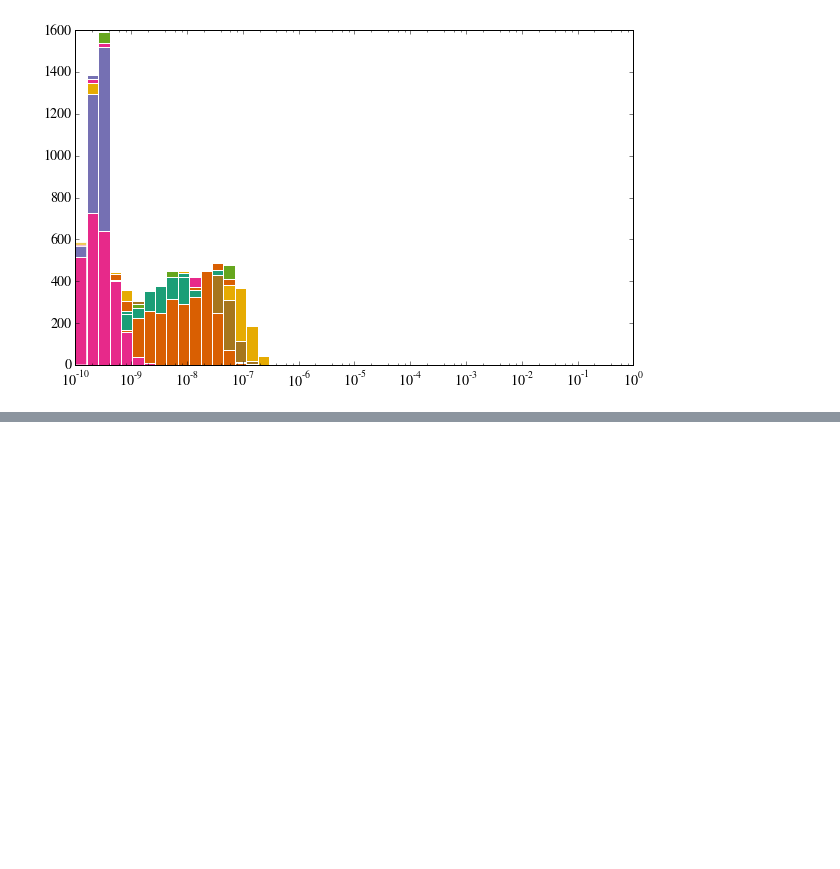
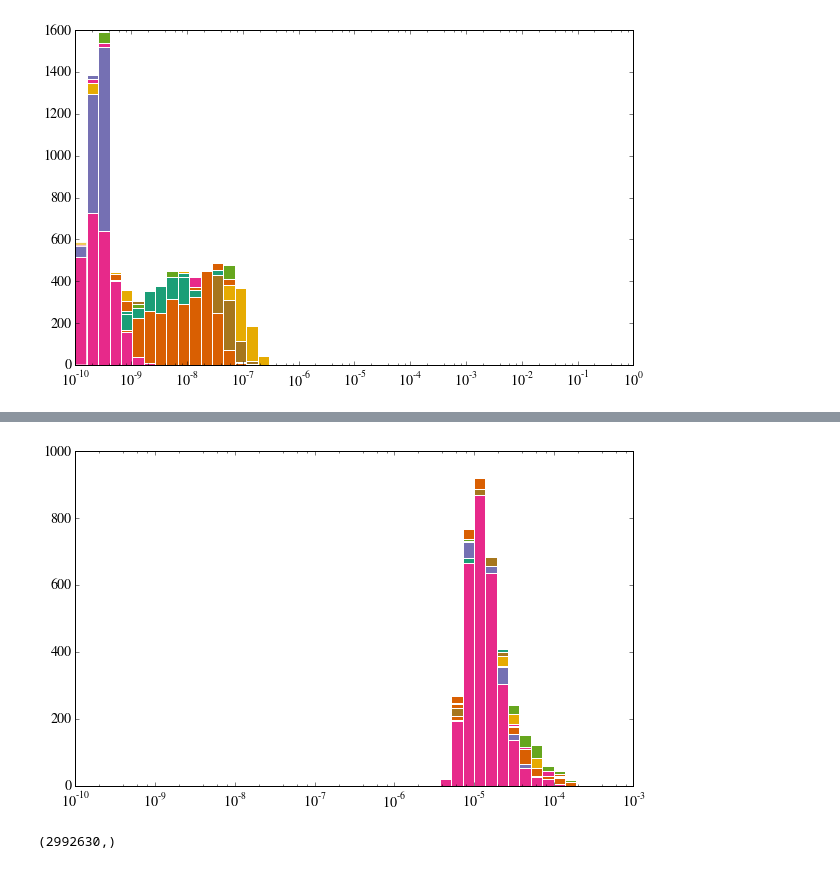
Before and after one commit to jming/thesis, a Jupyter notebook: explore-ipynb/Convex Hull Error Visualizations.ipynb, the cells around one changed output, grey strips where cells are left out. Drawn from its saved outputs; the diff is of its cells as text; code cells hidden in the pictures; blank space fills up the shorter version.

```diff
--- a/explore-ipynb/Convex Hull Error Visualizations.ipynb
+++ b/explore-ipynb/Convex Hull Error Visualizations.ipynb
@@ -226,0 +236,14 @@ plt.show()
+# %%
+
+for anchor_set in dir2_orig[:6]:
+    for config in anchor_set:
+        plt.hist(config, bins=10**np.linspace(-10,-3,50))
+        plt.gca().set_xscale("log")
+plt.show()
+# %% [output]
+[figure, added]
+# %%
+logged = np.loadtxt("../pipeline/result27/log/log.evals")
+logged.shape
+# %% [output]
+(2992630,)
```
Also changed, not shown: parts of 8 cells of this notebook, 2 other files.
